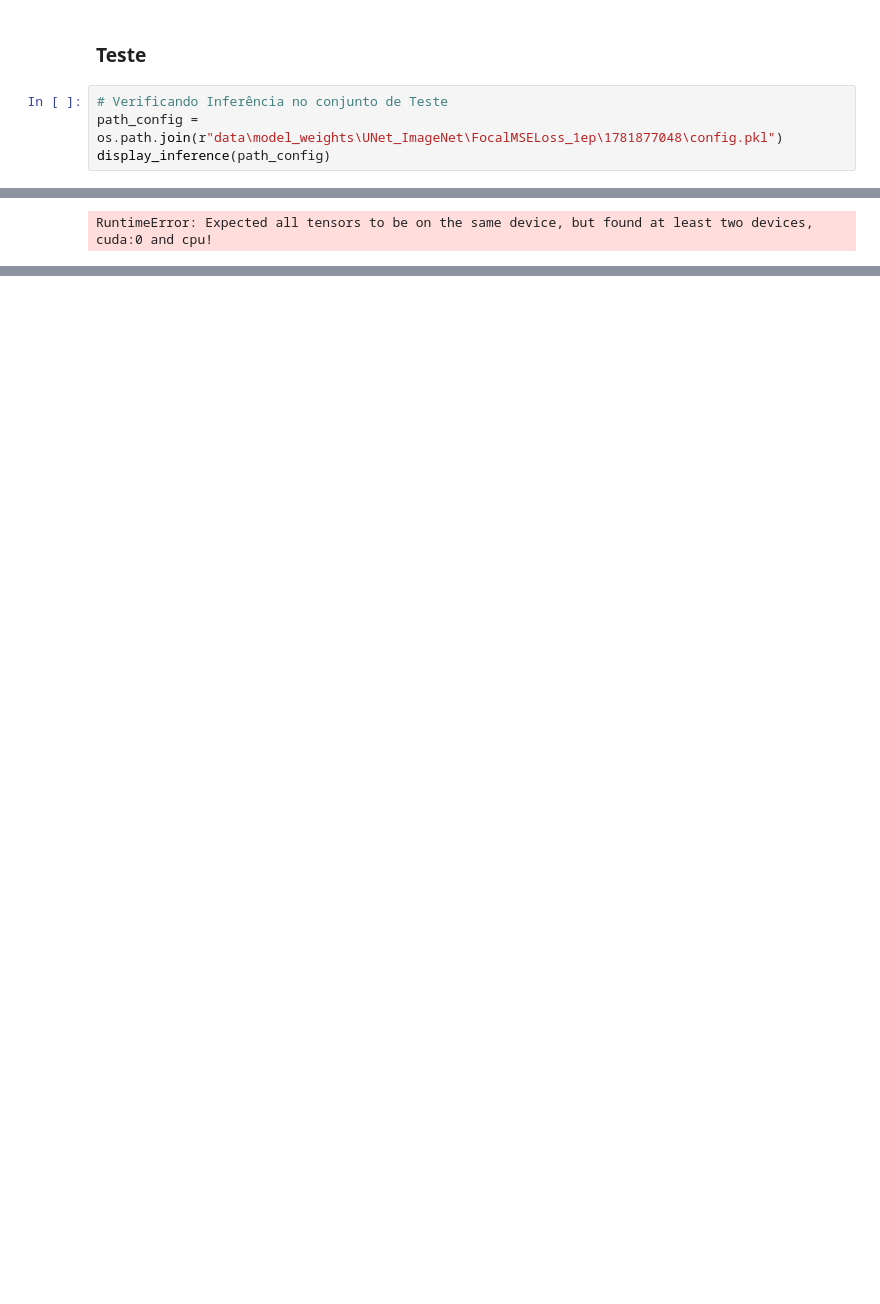
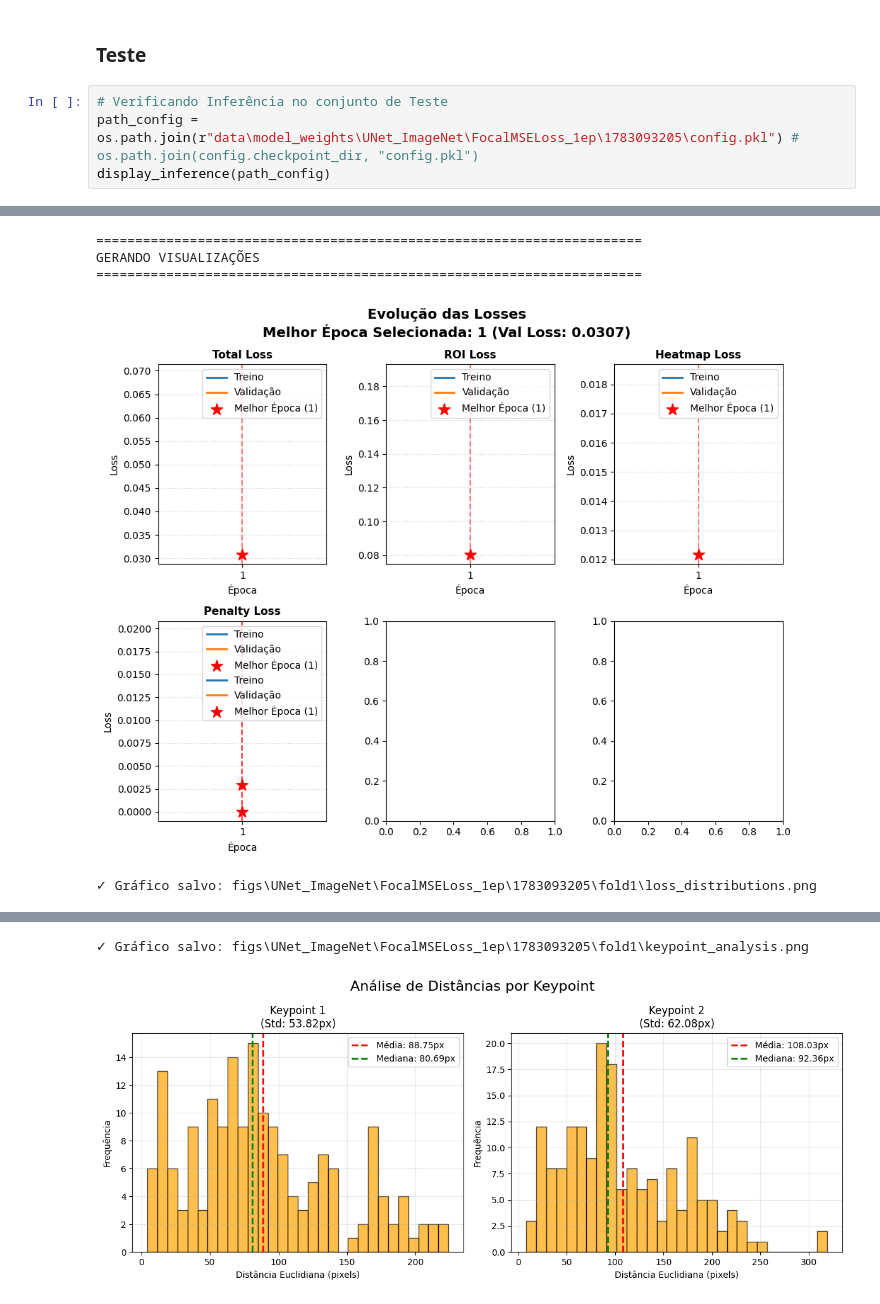
Before and after one commit to Vinicius0300/INF2008_code, a Jupyter notebook: 1_aplicacao_unificada.ipynb, the cells around one changed output, grey strips where cells are left out. Cells and saved outputs as stored; diff of their text form; blank space fills up the shorter version.

```diff
--- a/1_aplicacao_unificada.ipynb
+++ b/1_aplicacao_unificada.ipynb
@@ -300,7 +300,7 @@ Melhor Fold: 1 (Loss: 0.0302)
 ### **Teste**
 # %%
 # Verificando Inferência no conjunto de Teste
-path_config = os.path.join(r"data\model_weights\UNet_ImageNet\FocalMSELoss_1ep\1781877048\config.pkl")
+path_config = os.path.join(r"data\model_weights\UNet_ImageNet\FocalMSELoss_1ep\1783093205\config.pkl") # os.path.join(config.checkpoint_dir, "config.pkl")
 display_inference(path_config)
 # %% [output]
 ======================================================================
@@ -312,3 +312,7 @@ INICIANDO AVALIAÇÃO NO CONJUNTO DE TESTE
 
 Avaliando 178 amostras do conjunto de teste...
-RuntimeError: Expected all tensors to be on the same device, but found at least two devices, cuda:0 and cpu!
+======================================================================
+GERANDO VISUALIZAÇÕES
+======================================================================
+[figure, added]
+✓ Gráfico salvo: figs\UNet_ImageNet\FocalMSELoss_1ep\1783093205\fold1\loss_distributions.png
@@ -314,0 +320,2 @@ RuntimeError: Expected all tensors to be on the same device, but found at least
+✓ Gráfico salvo: figs\UNet_ImageNet\FocalMSELoss_1ep\1783093205\fold1\keypoint_analysis.png
+[figure, added]
```
Also changed, not shown: parts of 3 cells of this notebook, 8 other files.
